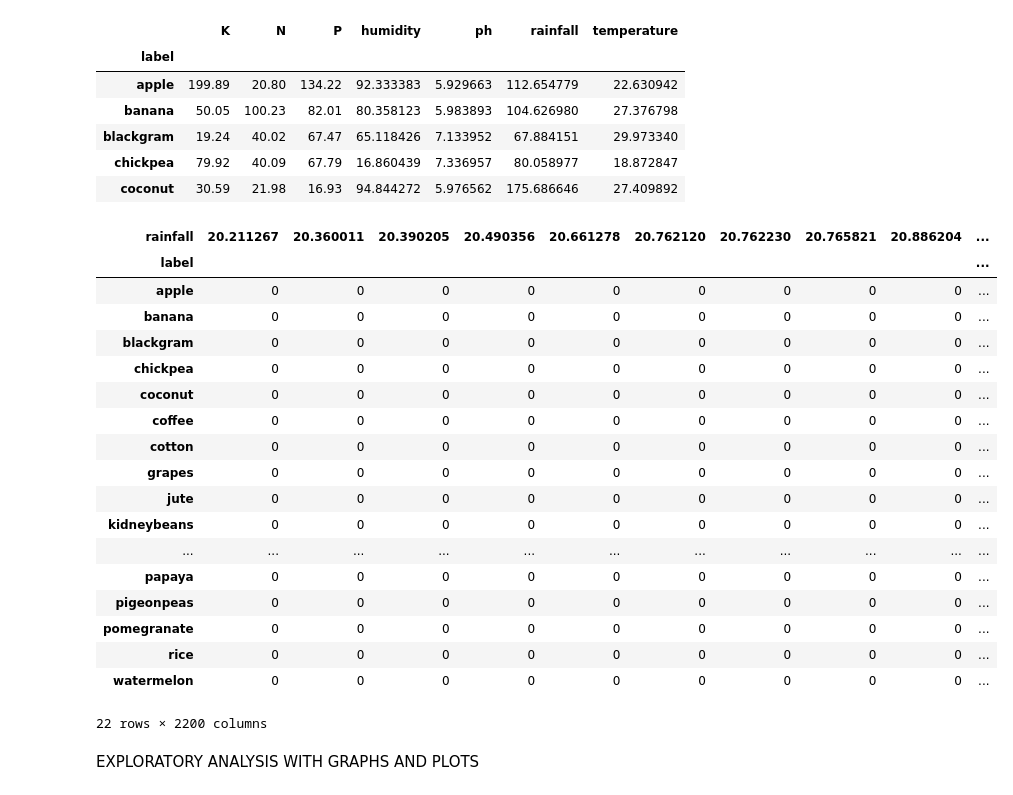
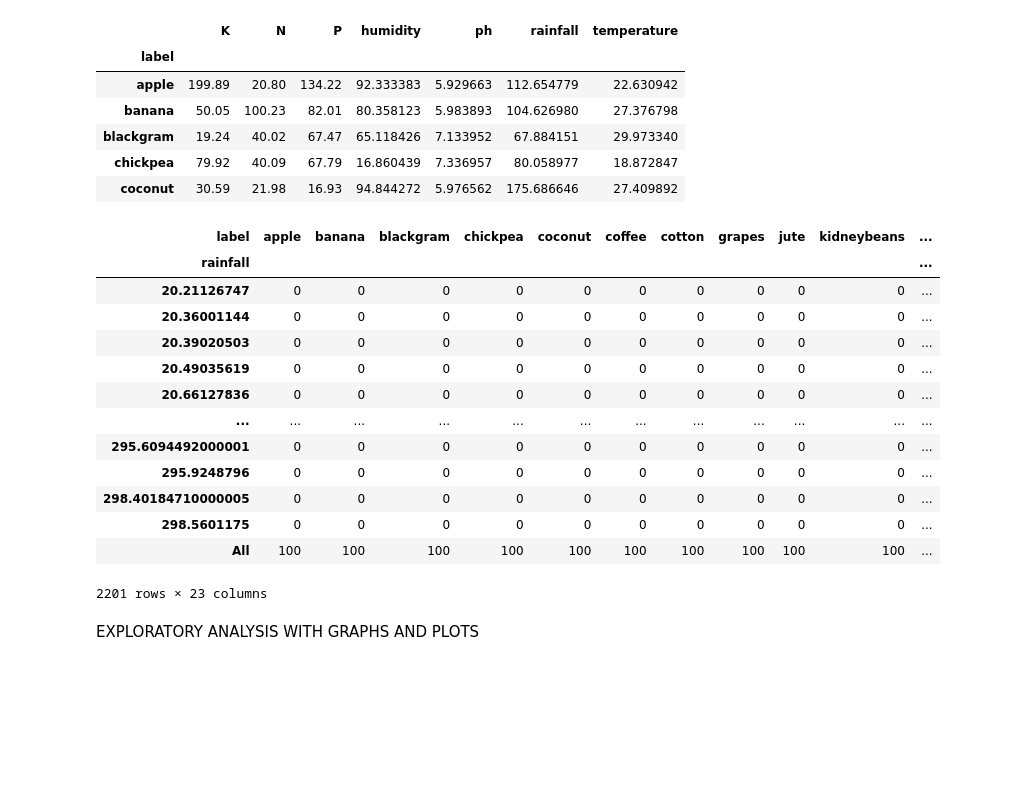
Before and after one commit to Winfry/RecommendationSystem, a Jupyter notebook: Recommendation.ipynb, the cells around one changed output. Cells and saved outputs as stored; diff of their text form; code cells hidden in the pictures; blank space fills up the shorter version.

```diff
--- a/Recommendation.ipynb
+++ b/Recommendation.ipynb
@@ -154,27 +155,22 @@ crop_summary.head()
 | chickpea | 79.92 | 40.09 | 67.79 | 16.860439 | 7.336957 | 80.058977 | 18.872847 |
 | coconut | 30.59 | 21.98 | 16.93 | 94.844272 | 5.976562 | 175.686646 | 27.409892 |
 # %%
-pd.crosstab(crop['label'], crop['rainfall'])
+pd.crosstab(crop['rainfall'], crop['label'], margins=True)
 # %% [output]
-| rainfall | 20.211267 | 20.360011 | 20.390205 | 20.490356 | 20.661278 | 20.762120 | 20.762230 | 20.765821 | 20.886204 | ... |
-| label |  |  |  |  |  |  |  |  |  | ... |
-| apple | 0 | 0 | 0 | 0 | 0 | 0 | 0 | 0 | 0 | ... |
-| banana | 0 | 0 | 0 | 0 | 0 | 0 | 0 | 0 | 0 | ... |
-| blackgram | 0 | 0 | 0 | 0 | 0 | 0 | 0 | 0 | 0 | ... |
-| chickpea | 0 | 0 | 0 | 0 | 0 | 0 | 0 | 0 | 0 | ... |
-| coconut | 0 | 0 | 0 | 0 | 0 | 0 | 0 | 0 | 0 | ... |
-| coffee | 0 | 0 | 0 | 0 | 0 | 0 | 0 | 0 | 0 | ... |
-| cotton | 0 | 0 | 0 | 0 | 0 | 0 | 0 | 0 | 0 | ... |
-| grapes | 0 | 0 | 0 | 0 | 0 | 0 | 0 | 0 | 0 | ... |
-| jute | 0 | 0 | 0 | 0 | 0 | 0 | 0 | 0 | 0 | ... |
-| kidneybeans | 0 | 0 | 0 | 0 | 0 | 0 | 0 | 0 | 0 | ... |
-| ... | ... | ... | ... | ... | ... | ... | ... | ... | ... | ... |
-| papaya | 0 | 0 | 0 | 0 | 0 | 0 | 0 | 0 | 0 | ... |
-| pigeonpeas | 0 | 0 | 0 | 0 | 0 | 0 | 0 | 0 | 0 | ... |
-| pomegranate | 0 | 0 | 0 | 0 | 0 | 0 | 0 | 0 | 0 | ... |
-| rice | 0 | 0 | 0 | 0 | 0 | 0 | 0 | 0 | 0 | ... |
-| watermelon | 0 | 0 | 0 | 0 | 0 | 0 | 0 | 0 | 0 | ... |
+| label | apple | banana | blackgram | chickpea | coconut | coffee | cotton | grapes | jute | kidneybeans | ... |
+| rainfall |  |  |  |  |  |  |  |  |  |  | ... |
+| 20.21126747 | 0 | 0 | 0 | 0 | 0 | 0 | 0 | 0 | 0 | 0 | ... |
+| 20.36001144 | 0 | 0 | 0 | 0 | 0 | 0 | 0 | 0 | 0 | 0 | ... |
+| 20.39020503 | 0 | 0 | 0 | 0 | 0 | 0 | 0 | 0 | 0 | 0 | ... |
+| 20.49035619 | 0 | 0 | 0 | 0 | 0 | 0 | 0 | 0 | 0 | 0 | ... |
+| 20.66127836 | 0 | 0 | 0 | 0 | 0 | 0 | 0 | 0 | 0 | 0 | ... |
+| ... | ... | ... | ... | ... | ... | ... | ... | ... | ... | ... | ... |
+| 295.6094492000001 | 0 | 0 | 0 | 0 | 0 | 0 | 0 | 0 | 0 | 0 | ... |
+| 295.9248796 | 0 | 0 | 0 | 0 | 0 | 0 | 0 | 0 | 0 | 0 | ... |
+| 298.40184710000005 | 0 | 0 | 0 | 0 | 0 | 0 | 0 | 0 | 0 | 0 | ... |
+| 298.5601175 | 0 | 0 | 0 | 0 | 0 | 0 | 0 | 0 | 0 | 0 | ... |
+| All | 100 | 100 | 100 | 100 | 100 | 100 | 100 | 100 | 100 | 100 | ... |
-22 rows × 2200 columns
+2201 rows × 23 columns
 # %% [markdown]
 EXPLORATORY ANALYSIS WITH GRAPHS AND PLOTS
 # %%
```
Also changed, not shown: parts of 4 cells of this notebook.
